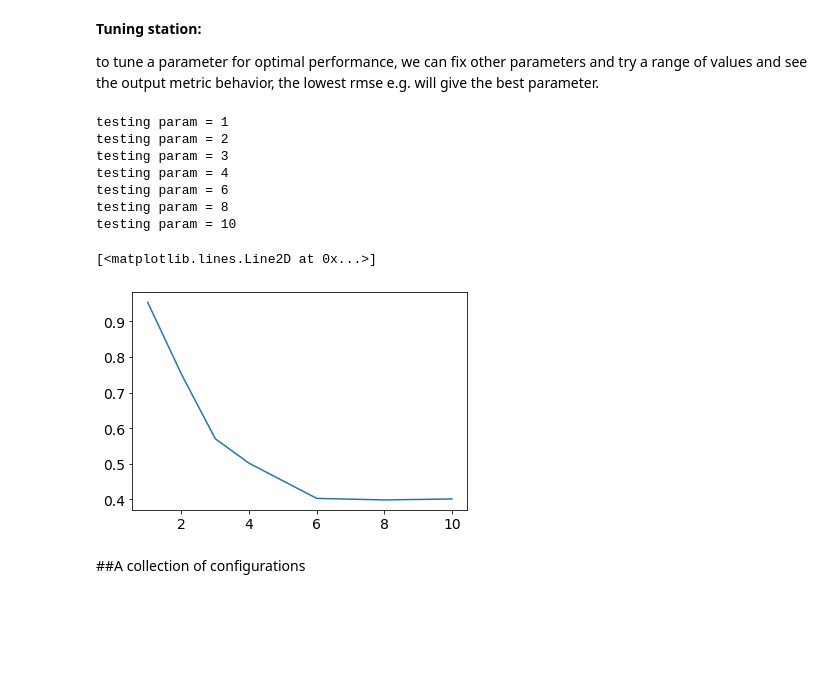
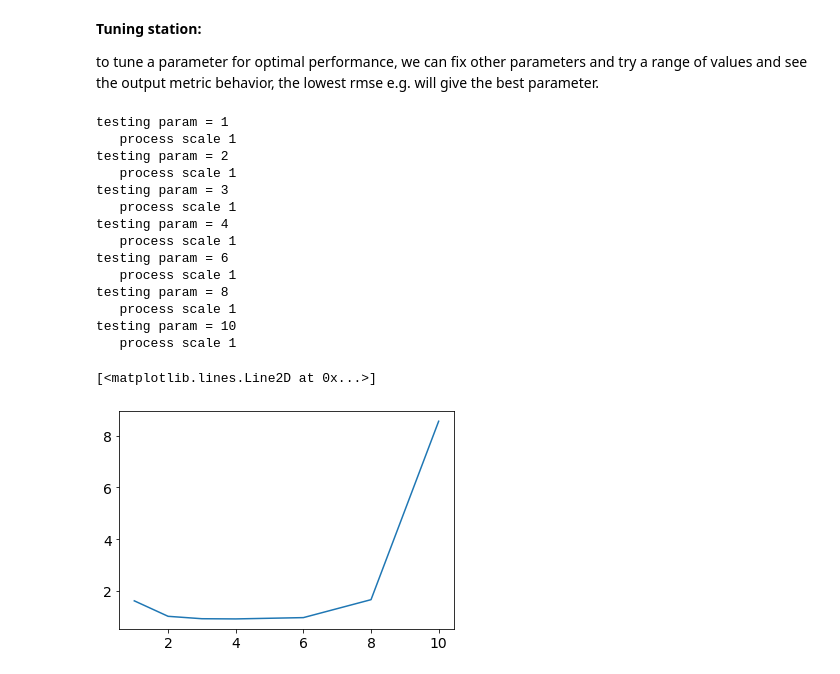
Before and after one commit to nansencenter/msda_crashcourse, a Jupyter notebook: demo.multiscale.DA.ipynb, the cells around one changed output. Saved outputs shown, nothing was run; the diff lists cells and outputs as text; code cells hidden in the pictures; blank space fills up the shorter version.

```diff
--- a/demo.multiscale.DA.ipynb
+++ b/demo.multiscale.DA.ipynb
@@ -44,7 +44,7 @@ def random_field(n, power_law):
     noise1 = np.real(np.fft.ifft2(noise * amplitude))
     return (noise1 - np.mean(noise1))/np.std(noise1)
 
-def gen_random_state(ni, nj, nv, dx, vx_amp=3e-3, vx_size=3, loc_sprd=0, bg_amp=1e-4, bg_power_law=-1):
+def gen_random_state(ni, nj, nv, dx, vx_amp=0, vx_size=3, loc_sprd=0, bg_amp=0, bg_power_law=-1):
     x = np.zeros((ni, nj, nv))
     zeta = bg_amp * random_field(ni, bg_power_law)  ##background flowd
     ##add vortex near center
@@ -467,6 +454,17 @@ run_alignment = False          ##run alignment step if true
 # %% [markdown]
 Perform cycling DA experiment here:
 # %%
+Xt = np.zeros((ni, nj, nv, nt+1))
+Xt[:, :, :, 0] = gen_random_state(ni, nj, nv, dx, vx_amp=3e-3)
+for t in range(nt):
+    Xt[:, :, :, t+1] = advance_time(Xt[:, :, :, t], dx, dt)
+
+##initial ensemble
+Xb = np.zeros((ni, nj, nv, nens, nt+1))
+for m in range(nens):
+    Xb[:, :, :, m, 0] = gen_random_state(ni, nj, nv, dx, vx_amp=3e-3, loc_sprd=3)
+
+##generate obs
 n_obs = int(np.ceil(ni/obs_x_intv))
 Yo = np.zeros((n_obs, n_obs, nv, nt+1))
 for t in range(nt):
@@ -474,11 +472,10 @@ for t in range(nt):
         for k in range(nv):
             Yo[:, :, k, t] = Xt[::obs_x_intv, ::obs_x_intv, k, t] + obs_err_std * random_field(n_obs, obs_err_power_law)
 
-Xb = np.zeros((ni, nj, nv, nens, nt+1))
-Xb[:, :, :, :, 0] = Xens[:, :, :, 0:nens]  ##the prior ensemble trajectory
 X = Xb.copy()   ##posterior ensemble
 
-for t in range(nt):  ##cycling
+##start cycling
+for t in range(nt):
     X[:, :, :, :, t] = Xb[:, :, :, :, t]
 
     if t>0 and t%obs_t_intv==0 and run_filter:
@@ -612,34 +609,43 @@ Text(0.5, 1.0, 'spectrum')
 
 to tune a parameter for optimal performance, we can fix other parameters and try a range of values and see the output metric behavior, the lowest rmse e.g. will give the best parameter.
 # %%
-params = (1, 2, 3, 4, 6, 8, 10) ##for localization
+params = (1, 2, 3, 4, 6, 8) ##for localization
 #params = (10, 20, 40)
 rmse_out = np.zeros(len(params))
 for p in range(len(params)):
     print('testing param = {}'.format(params[p]))
-    obs_x_intv = 1
+
+    obs_x_intv = 4
     obs_err_std = 1
     obs_err_power_law = 1
     nens = 20
-    local_cutoff = params[p]
+    run_alignment = False
+    scales = np.array([1])
+    local_cutoff = np.array([params[p]*obs_x_intv])
+    obs_err_infl = np.array([1])
+
     n_obs = int(np.ceil(ni/obs_x_intv))
     Yo = np.zeros((n_obs, n_obs, nv))
     for k in range(nv):
         Yo[:, :, k] = Xt[::obs_x_intv, ::obs_x_intv, k, 0] + obs_err_std * random_field(n_obs, obs_err_power_law)
-    Xb = Xens[:, :, :, 0:nens]
-    Xa = EnSRF(Xb, Yo, obs_x_intv, obs_err_std, local_cutoff)
+    Xa = filter_update(Xb[:, :, :, 0:nens, 0], Yo, obs_x_intv, obs_err_std*obs_err_infl, local_cutoff, 1., scales, run_alignment)
     rmse_out[p] = rmse(Xa, Xt[:, :, :, 0])
 plt.figure()
 plt.plot(params, rmse_out)
 # %% [output]
 testing param = 1
+   process scale 1
 testing param = 2
+   process scale 1
 testing param = 3
+   process scale 1
 testing param = 4
+   process scale 1
 testing param = 6
+   process scale 1
 testing param = 8
+   process scale 1
 testing param = 10
+   process scale 1
 [<matplotlib.lines.Line2D at 0x...>]
-[figure, old version]
+[figure, new version]
-# %% [markdown]
-##A collection of configurations
```
Also changed, not shown: parts of 11 cells of this notebook.
